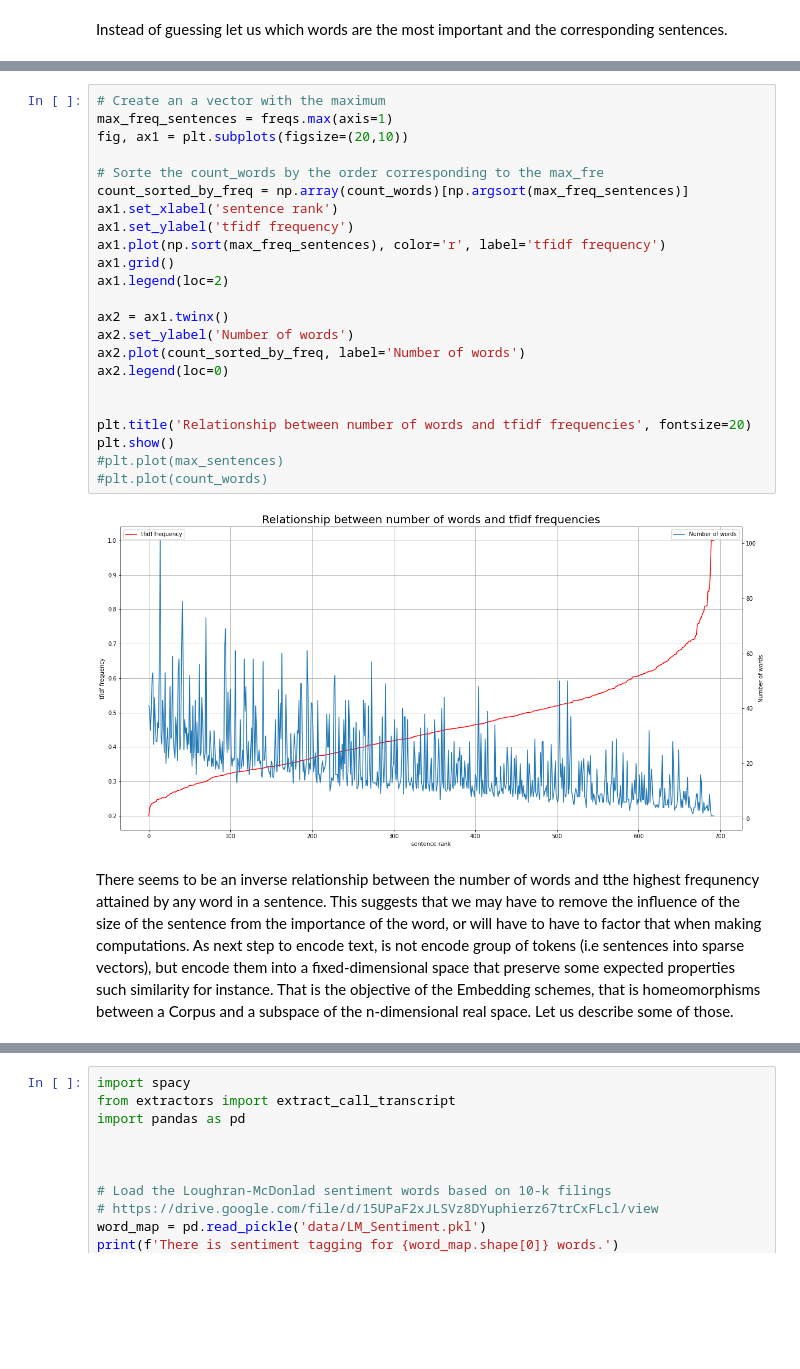
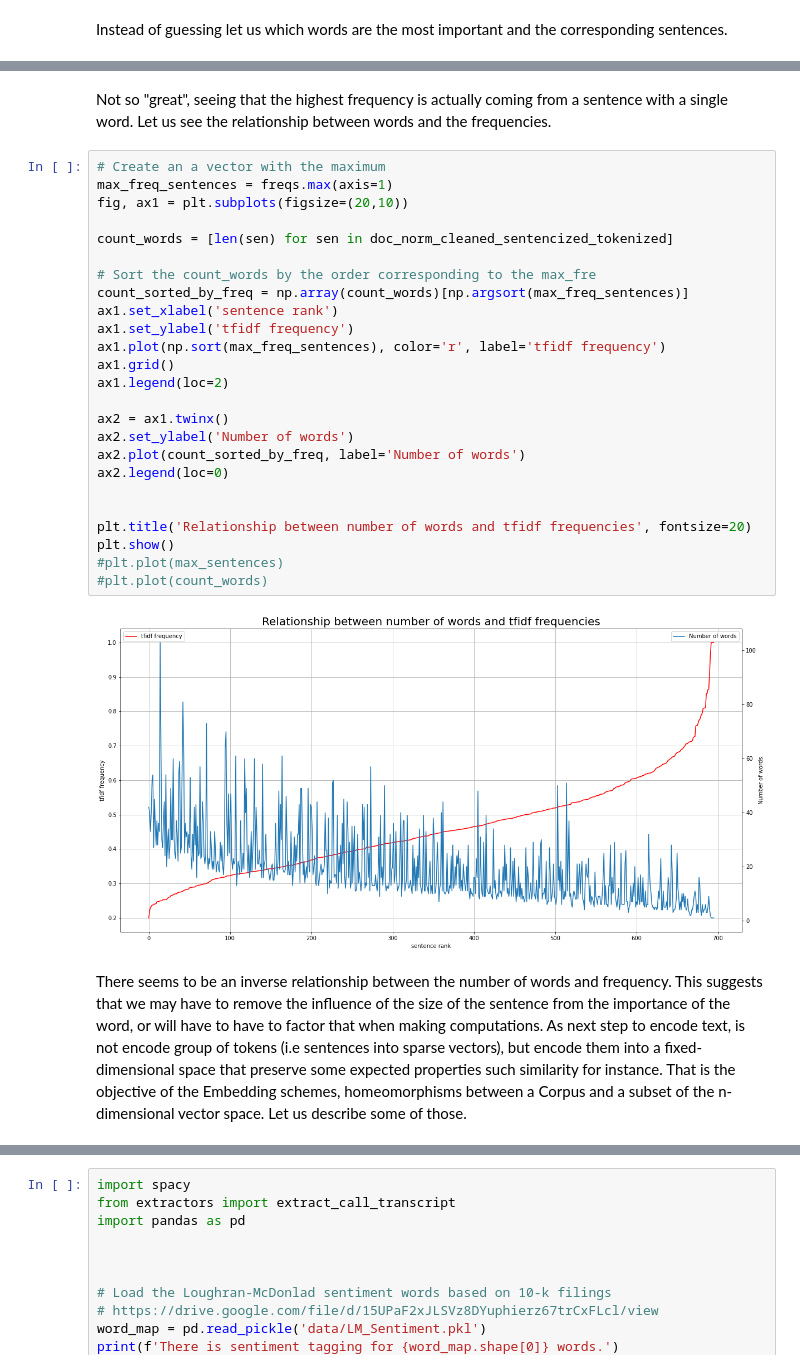
Before and after one commit to ruisp666/text-analytics, a Jupyter notebook: text_trial.ipynb, the cells around one changed output, grey strips where cells are left out. Saved outputs shown, nothing was run; the diff lists cells and outputs as text; blank space fills up the shorter version.

```diff
--- a/text_trial.ipynb
+++ b/text_trial.ipynb
@@ -635,29 +669,34 @@ doc_norm_cleaned_sentencized[446]
 # %% [output]
 'great.'
+# %% [markdown]
+Not so "great", seeing that the highest frequency is actually coming from a sentence with a single word.
+Let us see the relationship between words and the frequencies.
 # %%
 # Create an a vector with the maximum
 max_freq_sentences = freqs.max(axis=1)
 fig, ax1 = plt.subplots(figsize=(20,10))
 
-# Sorte the count_words by the order corresponding to the max_fre
+count_words = [len(sen) for sen in doc_norm_cleaned_sentencized_tokenized]
+
+# Sort the count_words by the order corresponding to the max_fre
 count_sorted_by_freq = np.array(count_words)[np.argsort(max_freq_sentences)]
 ax1.set_xlabel('sentence rank')
 ax1.set_ylabel('tfidf frequency')
 ax1.plot(np.sort(max_freq_sentences), color='r', label='tfidf frequency')
 ax1.grid()
 ax1.legend(loc=2)
 
 ax2 = ax1.twinx()
 ax2.set_ylabel('Number of words')
 ax2.plot(count_sorted_by_freq, label='Number of words')
 ax2.legend(loc=0)
 
 
 plt.title('Relationship between number of words and tfidf frequencies', fontsize=20)
 plt.show()
 #plt.plot(max_sentences)
 #plt.plot(count_words)
 # %% [output]
-[figure, old version]
+[figure, new version]
 # %% [markdown]
-There seems to be an inverse relationship between the number of words and tthe highest frequnency attained by any word in a sentence. This suggests that we may have to remove the influence of the size of the sentence from the importance of the word, or will have to have to factor that when making computations. As next step to encode text, is not encode group of tokens (i.e sentences into sparse vectors), but encode them into a fixed-dimensional space that preserve some expected properties such similarity for instance. That is the objective of the Embedding schemes, that is homeomorphisms between a Corpus and a subspace of the n-dimensional real space. Let us describe some of those.
+There seems to be an inverse relationship between the number of words and frequency. This suggests that we may have to remove the influence of the size of the sentence from the importance of the word, or will have to have to factor that when making computations. As next step to encode text, is not encode group of tokens (i.e sentences into sparse vectors), but encode them into a fixed-dimensional space that preserve some expected properties such similarity for instance. That is the objective of the Embedding schemes, homeomorphisms between a Corpus and a subset of the n-dimensional vector space. Let us describe some of those.
```
Also changed, not shown: parts of 42 cells of this notebook.
